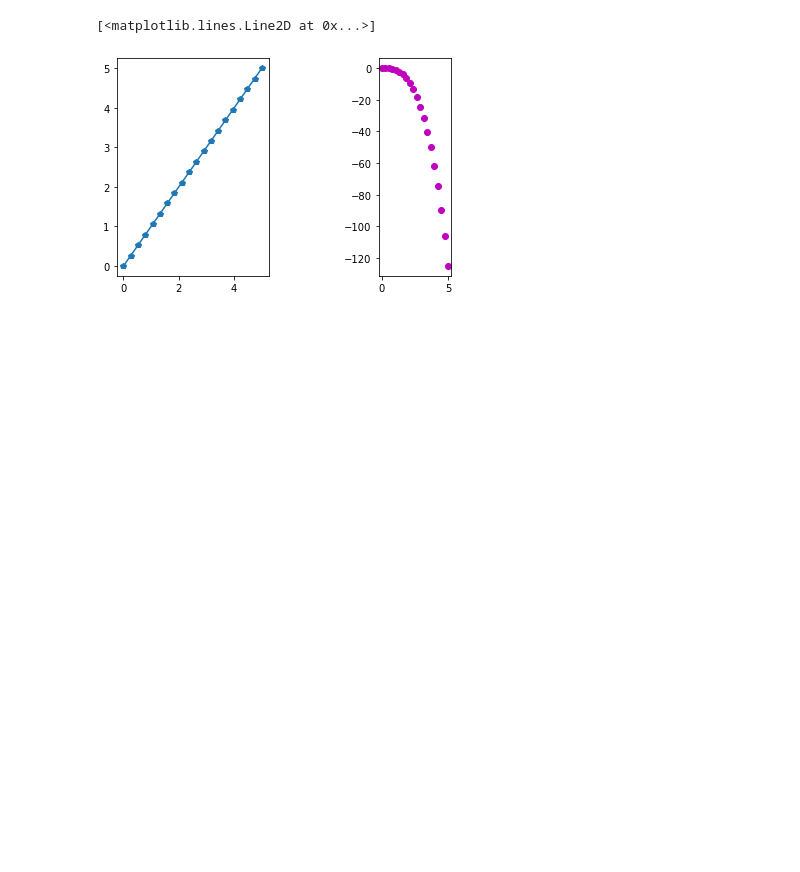
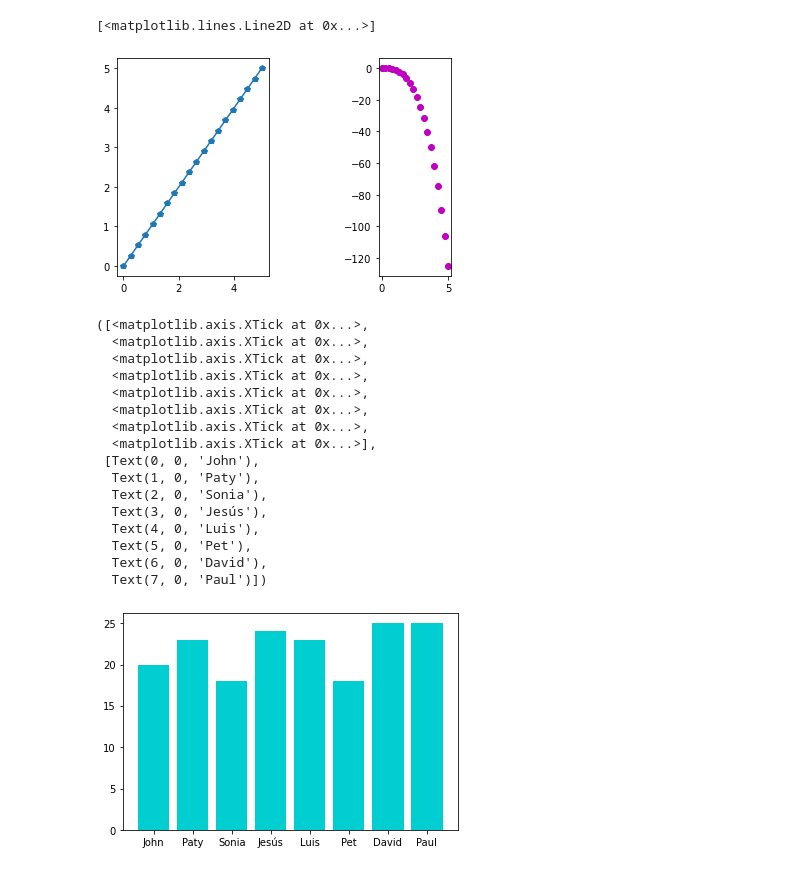
Before and after one commit to chunche95/ProgramacionModernaPython, a Jupyter notebook: Proyectos/Fundamentals Data Analysis and Visualization Tools in Python with Anaconda and Jupiter Notebook/MatplotLibTuto.ipynb, the cells around one changed output. Saved outputs shown, nothing was run; the diff lists cells and outputs as text; code cells hidden in the pictures; blank space fills up the shorter version.

Commit message:
Matplotlib-Graphics

```diff
--- a/Proyectos/Fundamentals Data Analysis and Visualization Tools in Python with Anaconda and Jupiter Notebook/MatplotLibTuto.ipynb
+++ b/Proyectos/Fundamentals Data Analysis and Visualization Tools in Python with Anaconda and Jupiter Notebook/MatplotLibTuto.ipynb
@@ -81,12 +81,31 @@ plt.plot(t,-t**3,'mo')
 # %%
 grades = {
     'John':20,
     'Paty':23,
     'Sonia':18,
     'Jesús':24,
     'Luis':23,
     'Pet':18,
     'David':25,
     'Paul':25
 }
-plt.bar(range(len(grades)), list(grades.val))
+plt.bar(range(len(grades)), list(grades.values()), color='darkturquoise')
+plt.xticks(range(len(grades)), list(grades.keys()))
+# %% [output]
+([<matplotlib.axis.XTick at 0x...>,
+  <matplotlib.axis.XTick at 0x...>,
+  <matplotlib.axis.XTick at 0x...>,
+  <matplotlib.axis.XTick at 0x...>,
+  <matplotlib.axis.XTick at 0x...>,
+  <matplotlib.axis.XTick at 0x...>,
+  <matplotlib.axis.XTick at 0x...>,
+  <matplotlib.axis.XTick at 0x...>],
+ [Text(0, 0, 'John'),
+  Text(1, 0, 'Paty'),
+  Text(2, 0, 'Sonia'),
+  Text(3, 0, 'Jesús'),
+  Text(4, 0, 'Luis'),
+  Text(5, 0, 'Pet'),
+  Text(6, 0, 'David'),
+  Text(7, 0, 'Paul')])
+[figure, added]
```
Also changed, not shown: parts of 1 cell of this notebook.
